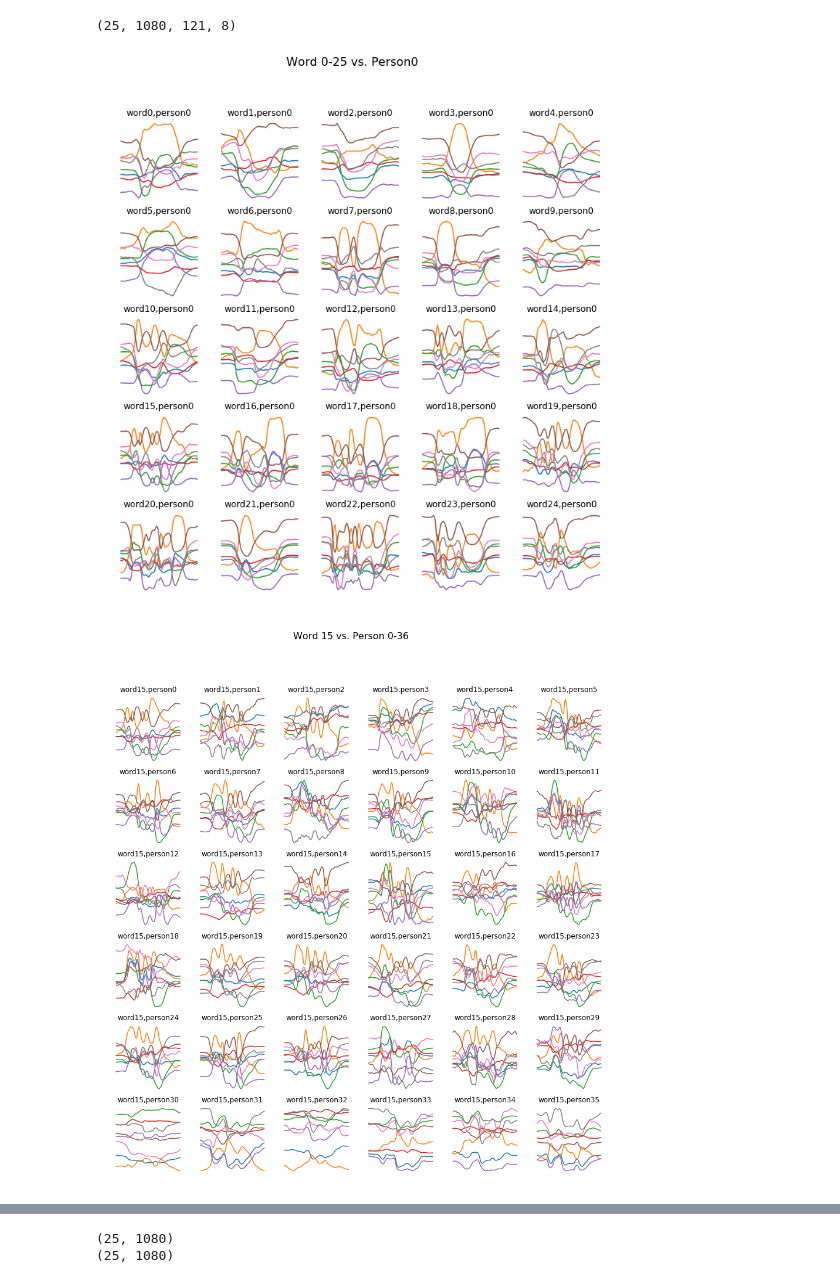
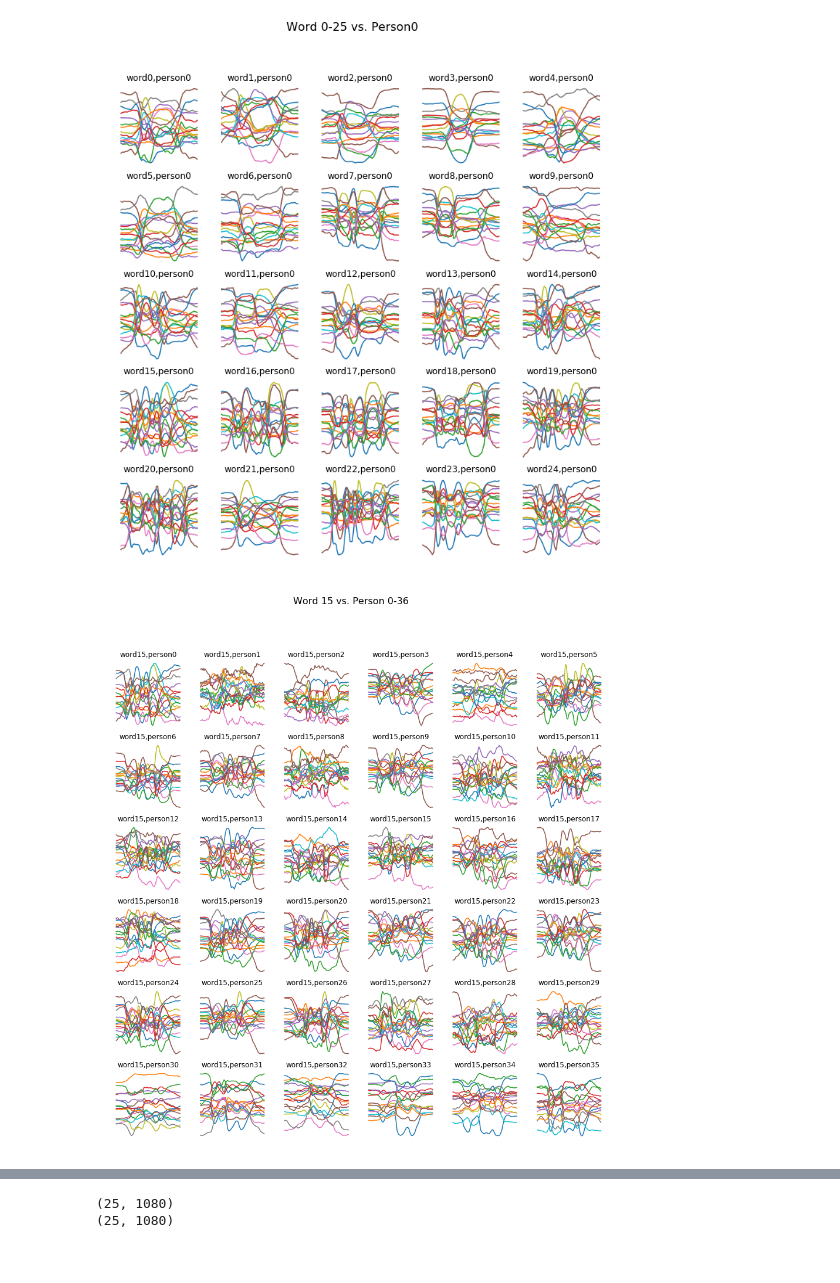
Before and after one commit to kuroy/SSRW_2018, a Jupyter notebook: SSSD_Step2_RNN.ipynb, the cells around one changed output, grey strips where cells are left out. Saved outputs shown, nothing was run; the diff lists cells and outputs as text; code cells hidden in the pictures.

```diff
--- a/SSSD_Step2_RNN.ipynb
+++ b/SSSD_Step2_RNN.ipynb
@@ -0,0 +3,6 @@
+# %%
+import glob
+
+feature_data_path = "C:/Users/uraha/SSSD_challenge/keras_log/run-20180826062154" #Step1での出力ディレクトリ
+feature_files = glob.glob(feature_data_path + "/s*.npz")
+feature_files_test = glob.glob(feature_data_path + "/*000.npz")
@@ -1,53 +41,24 @@
 # %%
-import numpy as np
-import glob
 import matplotlib.pyplot as plt
 %matplotlib inline
-
-#feature_data_path = "D:/MLData/kyushu_k_SSSD/training/feature2"
-feature_data_path = "C:/Users/uraha/keras_log/run-20180822181529"
-feature_files = glob.glob(feature_data_path + "/s*.npz")
-
-
-feature_datas = [np.load(f) for f in feature_files]
-person_num = len(feature_files)
-max_datalen = np.max([fd[fd.files[0]].shape[1] for fd in feature_datas])
-word_types = 25
-iter_num = 30
-
-input_arrays = []
-label_arrays = []
-for fd in feature_datas:
-    maindata = fd[fd.files[0]]
-    labeldata = fd[fd.files[1]]
-    pad_arr = np.empty((maindata.shape[0],max_datalen - maindata.shape[1],maindata.shape[2]))
-    pad_arr[:,:,:] = np.nan
-    input_arr = np.concatenate([maindata,pad_arr],axis=1).reshape((word_types, iter_num, max_datalen, maindata.shape[2]))
-    input_arrays.append(input_arr)
-    label_arrays.append(labeldata)
-
-input_data = np.concatenate(input_arrays,axis=1)
-label_data = np.concatenate(label_arrays)
-print(input_data.shape)
 
 fig,ax = plt.subplots(nrows=5,ncols=5,figsize=(12,12))
 sample_person_id = 0
 for i in range(word_types):
     ax[i//5,i%5].plot(range(max_datalen),input_data[i,sample_person_id,:,:])
     ax[i//5,i%5].set_title("word{},person{}".format(i,sample_person_id))
     ax[i//5,i%5].set_axis_off()
 plt.suptitle("Word 0-{} vs. Person{}".format(word_types,sample_person_id),fontsize=16)
 plt.show()
 
 fig,ax = plt.subplots(nrows=6,ncols=6,figsize=(15,15))
 sample_word_id = 15
 for i in range(person_num):
     ax[i//6,i%6].plot(range(max_datalen),input_data[sample_word_id,i,:,:])
     ax[i//6,i%6].set_title("word{},person{}".format(sample_word_id,i))
     ax[i//6,i%6].set_axis_off()
 plt.suptitle("Word {} vs. Person 0-{}".format(sample_word_id,person_num),fontsize=16)
 plt.show()
 # %% [output]
-(25, 1080, 121, 8)
-[figure, old version]
+[figure, new version]
-[figure, old version]
+[figure, new version]
```
Also changed, not shown: parts of 19 cells of this notebook, 1 other file.
